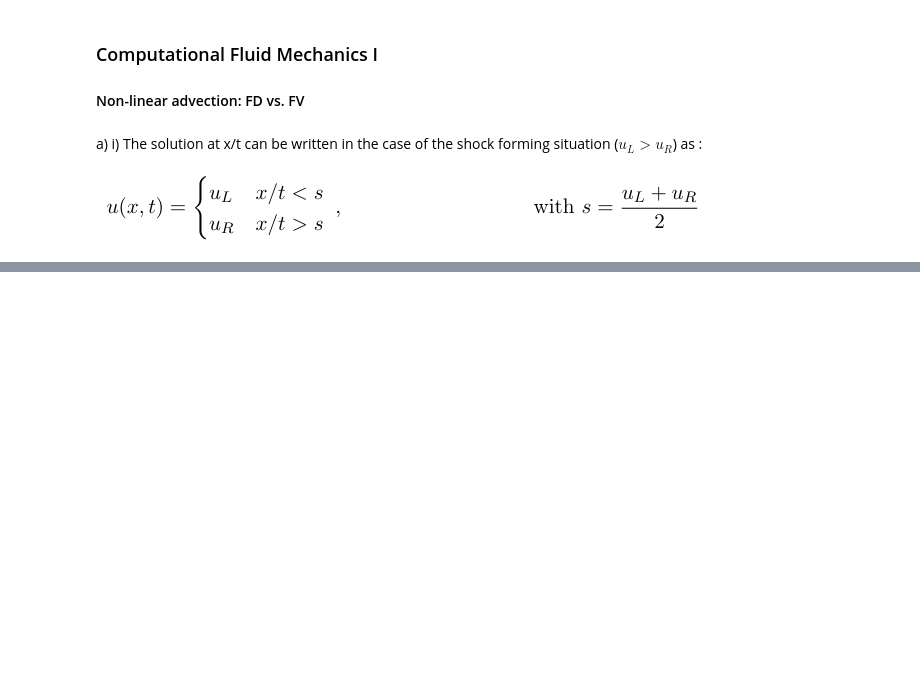
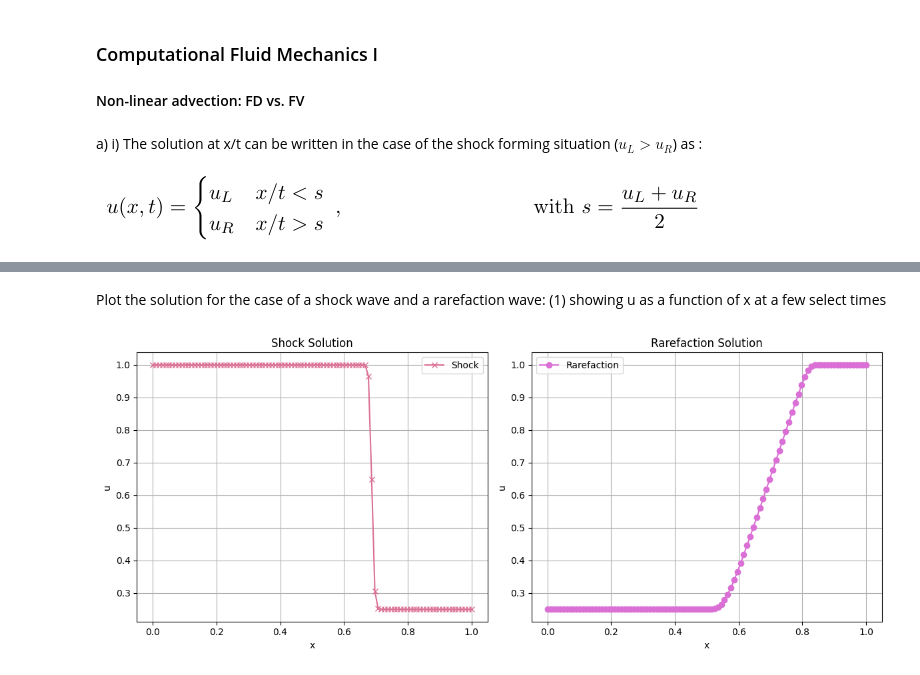
Before and after one commit to ShannonS00/Computational-Astrophysics, a Jupyter notebook: Worksheet_8/Worksheet_8_G22.ipynb, the cells around one changed output, grey strips where cells are left out. Drawn from its saved outputs; the diff is of its cells as text; code cells hidden in the pictures; blank space fills up the shorter version.

```diff
--- a/Worksheet_8/Worksheet_8_G22.ipynb
+++ b/Worksheet_8/Worksheet_8_G22.ipynb
@@ -9,0 +147,39 @@ a) i) The solution at x/t can be written in the case of the shock forming situat
+# %% [markdown]
+Plot the solution for the case of a shock wave and a rarefaction wave: (1) showing u as a function of x at a few select times
+# %%
+# Setup parameters :
+T = 0.3
+N = 100
+
+# Shock wave initial condition
+uLs = 1.0
+uRs = 0.25
+xs, us = burgers_fvm(uLs, uRs, N=100)
+
+# Rarefaction wave initial condition
+uLr = 0.25
+uRr = 1
+xR, uR = burgers_fvm(uLr, uRr, N=100)
+
+plt.figure(figsize=(12, 5))
+
+plt.subplot(1, 2, 1)
+plt.plot(xs, us, 'x-', label='Shock', color='palevioletred')
+plt.xlabel('x')
+plt.ylabel('u')
+plt.title('Shock Solution')
+plt.grid()
+plt.legend()
+
+plt.subplot(1, 2, 2)
+plt.plot(xR, uR, 'o-',label='Rarefaction', color='orchid')
+plt.xlabel('x')
+plt.ylabel('u')
+plt.title('Rarefaction Solution')
+plt.grid()
+plt.legend()
+
+plt.tight_layout()
+plt.show()
+# %% [output]
+[figure, added]
```
Also changed, not shown: parts of 15 cells of this notebook.
